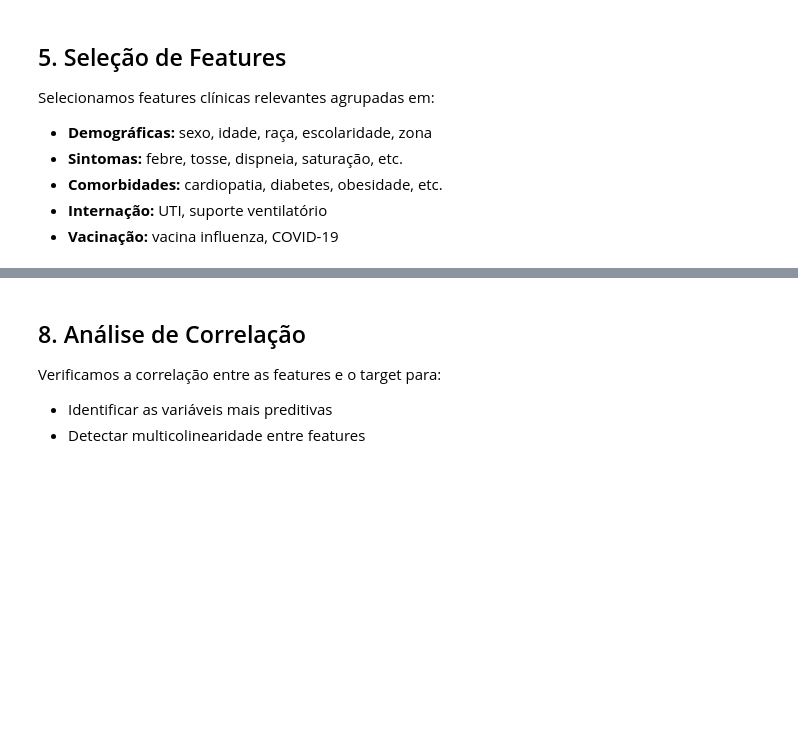
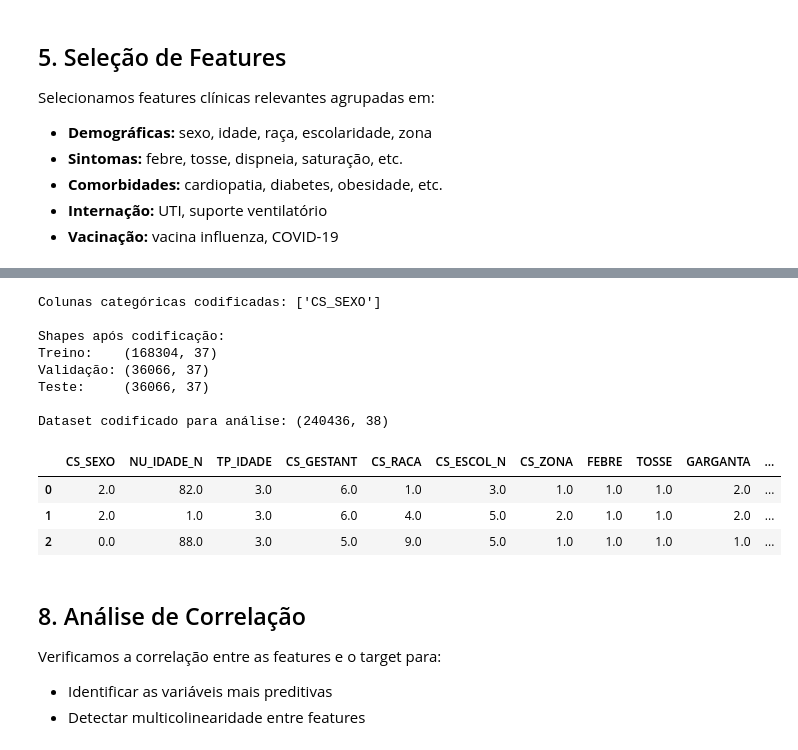
Before and after one commit to IcaroIN/tech-challenge-srag-v2, a Jupyter notebook: notebooks/02_preprocessing.ipynb, the cells around one changed output, grey strips where cells are left out. Cells and saved outputs as stored; diff of their text form; code cells hidden in the pictures; blank space fills up the shorter version.

```diff
--- a/notebooks/02_preprocessing.ipynb
+++ b/notebooks/02_preprocessing.ipynb
@@ -133,3 +236,64 @@ df_codificado.head(3)
+# %%
+# Identificar quais colunas ainda são categóricas
+colunas_cat = X_train.select_dtypes(include=["object"]).columns.tolist()
+
+encoders = {}
+
+X_train_cod = X_train.copy()
+X_val_cod = X_val.copy()
+X_test_cod = X_test.copy()
+
+if colunas_cat:
+    encoder_cat = OrdinalEncoder(
+        handle_unknown="use_encoded_value",
+        unknown_value=-1
+    )
+
+    # Aprende as categorias apenas no treino
+    X_train_cod[colunas_cat] = encoder_cat.fit_transform(X_train_cod[colunas_cat])
+
+    # Aplica a mesma codificação na validação e no teste
+    X_val_cod[colunas_cat] = encoder_cat.transform(X_val_cod[colunas_cat])
+    X_test_cod[colunas_cat] = encoder_cat.transform(X_test_cod[colunas_cat])
+
+    encoders["categorical"] = encoder_cat
+
+print(f'Colunas categóricas codificadas: {colunas_cat if colunas_cat else "nenhuma"}')
+
+# A partir daqui, mantemos X_train, X_val e X_test já codificados
+X_train, X_val, X_test = X_train_cod, X_val_cod, X_test_cod
+
+print('\nShapes após codificação:')
+print(f'Treino:    {X_train.shape}')
+print(f'Validação: {X_val.shape}')
+print(f'Teste:     {X_test.shape}')
+
+# Para fazer correlação e gráficos de EDA, juntamos temporariamente os splits.
+# Isso é apenas para análise, não para treinar modelo.
+df_codificado = pd.concat(
+    [
+        X_train.assign(**{TARGET_BINARIO: y_train.values}),
+        X_val.assign(**{TARGET_BINARIO: y_val.values}),
+        X_test.assign(**{TARGET_BINARIO: y_test.values}),
+    ],
+    axis=0
+).reset_index(drop=True)
+
+print(f'\nDataset codificado para análise: {df_codificado.shape}')
+df_codificado.head(3)
+# %% [output]
+Colunas categóricas codificadas: ['CS_SEXO']
+
+Shapes após codificação:
+Treino:    (168304, 37)
+Validação: (36066, 37)
+Teste:     (36066, 37)
+
+Dataset codificado para análise: (240436, 38)
+|  | CS_SEXO | NU_IDADE_N | TP_IDADE | CS_GESTANT | CS_RACA | CS_ESCOL_N | CS_ZONA | FEBRE | TOSSE | GARGANTA | ... |
+| 0 | 2.0 | 82.0 | 3.0 | 6.0 | 1.0 | 3.0 | 1.0 | 1.0 | 1.0 | 2.0 | ... |
+| 1 | 2.0 | 1.0 | 3.0 | 6.0 | 4.0 | 5.0 | 2.0 | 1.0 | 1.0 | 2.0 | ... |
+| 2 | 0.0 | 88.0 | 3.0 | 5.0 | 9.0 | 5.0 | 1.0 | 1.0 | 1.0 | 1.0 | ... |
 # %% [markdown]
 ## 8. Análise de Correlação
 
```
Also changed, not shown: parts of 19 cells of this notebook, 26 other files.
